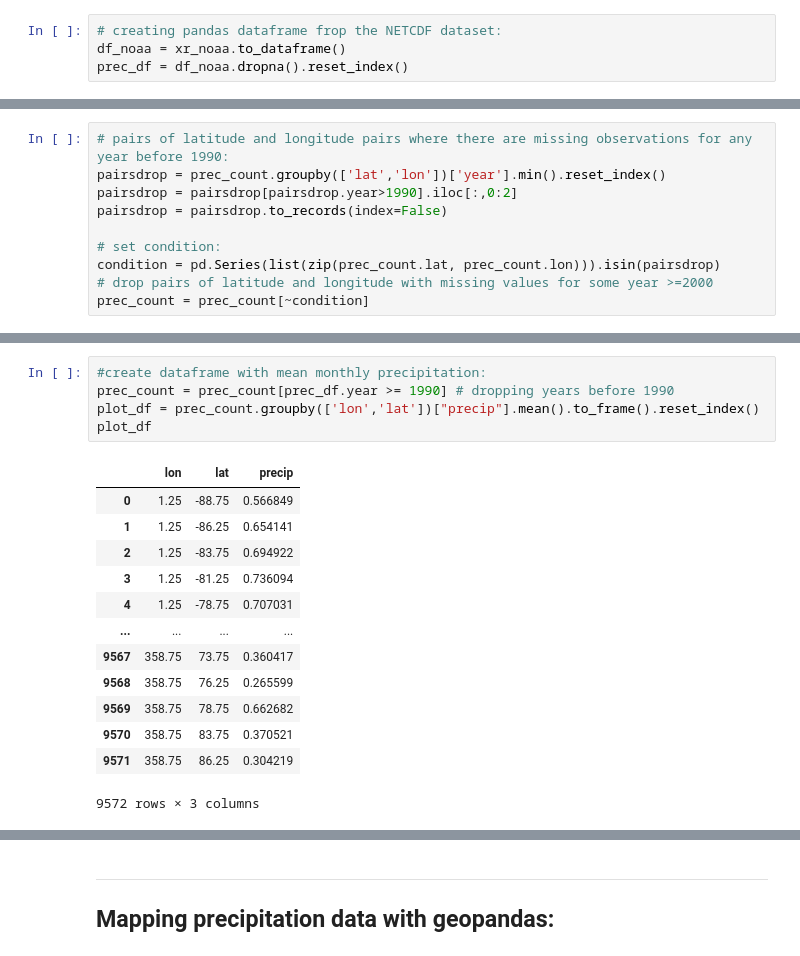
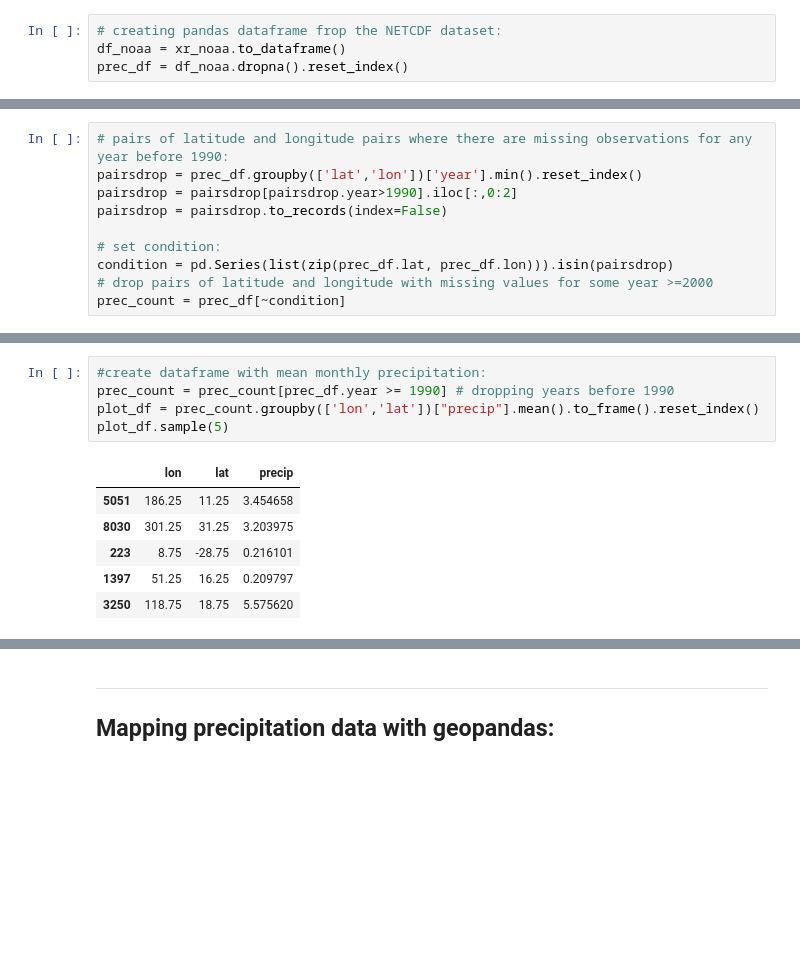
Before and after one commit to ncozzi/geopandas_precip, a Jupyter notebook: precipitation_map.ipynb, the cells around one changed output, grey strips where cells are left out. Cells and saved outputs as stored; diff of their text form; blank space fills up the shorter version.

```diff
--- a/precipitation_map.ipynb
+++ b/precipitation_map.ipynb
@@ -126,11 +108,11 @@ prec_count
 # %%
 # pairs of latitude and longitude pairs where there are missing observations for any year before 1990:
-pairsdrop = prec_count.groupby(['lat','lon'])['year'].min().reset_index()
+pairsdrop = prec_df.groupby(['lat','lon'])['year'].min().reset_index()
 pairsdrop = pairsdrop[pairsdrop.year>1990].iloc[:,0:2]
 pairsdrop = pairsdrop.to_records(index=False)
 
 # set condition:
-condition = pd.Series(list(zip(prec_count.lat, prec_count.lon))).isin(pairsdrop)
+condition = pd.Series(list(zip(prec_df.lat, prec_df.lon))).isin(pairsdrop)
 # drop pairs of latitude and longitude with missing values for some year >=2000
-prec_count = prec_count[~condition]
+prec_count = prec_df[~condition]
 # %%
@@ -152,19 +132,12 @@ prec_count
 # %%
 #create dataframe with mean monthly precipitation:
 prec_count = prec_count[prec_df.year >= 1990] # dropping years before 1990
 plot_df = prec_count.groupby(['lon','lat'])["precip"].mean().to_frame().reset_index()
-plot_df
+plot_df.sample(5)
 # %% [output]
 |  | lon | lat | precip |
-| 0 | 1.25 | -88.75 | 0.566849 |
-| 1 | 1.25 | -86.25 | 0.654141 |
-| 2 | 1.25 | -83.75 | 0.694922 |
-| 3 | 1.25 | -81.25 | 0.736094 |
-| 4 | 1.25 | -78.75 | 0.707031 |
-| ... | ... | ... | ... |
-| 9567 | 358.75 | 73.75 | 0.360417 |
-| 9568 | 358.75 | 76.25 | 0.265599 |
-| 9569 | 358.75 | 78.75 | 0.662682 |
-| 9570 | 358.75 | 83.75 | 0.370521 |
-| 9571 | 358.75 | 86.25 | 0.304219 |
+| 5051 | 186.25 | 11.25 | 3.454658 |
+| 8030 | 301.25 | 31.25 | 3.203975 |
+| 223 | 8.75 | -28.75 | 0.216101 |
+| 1397 | 51.25 | 16.25 | 0.209797 |
+| 3250 | 118.75 | 18.75 | 5.575620 |
-9572 rows × 3 columns
```
Also changed, not shown: parts of 16 cells of this notebook.
